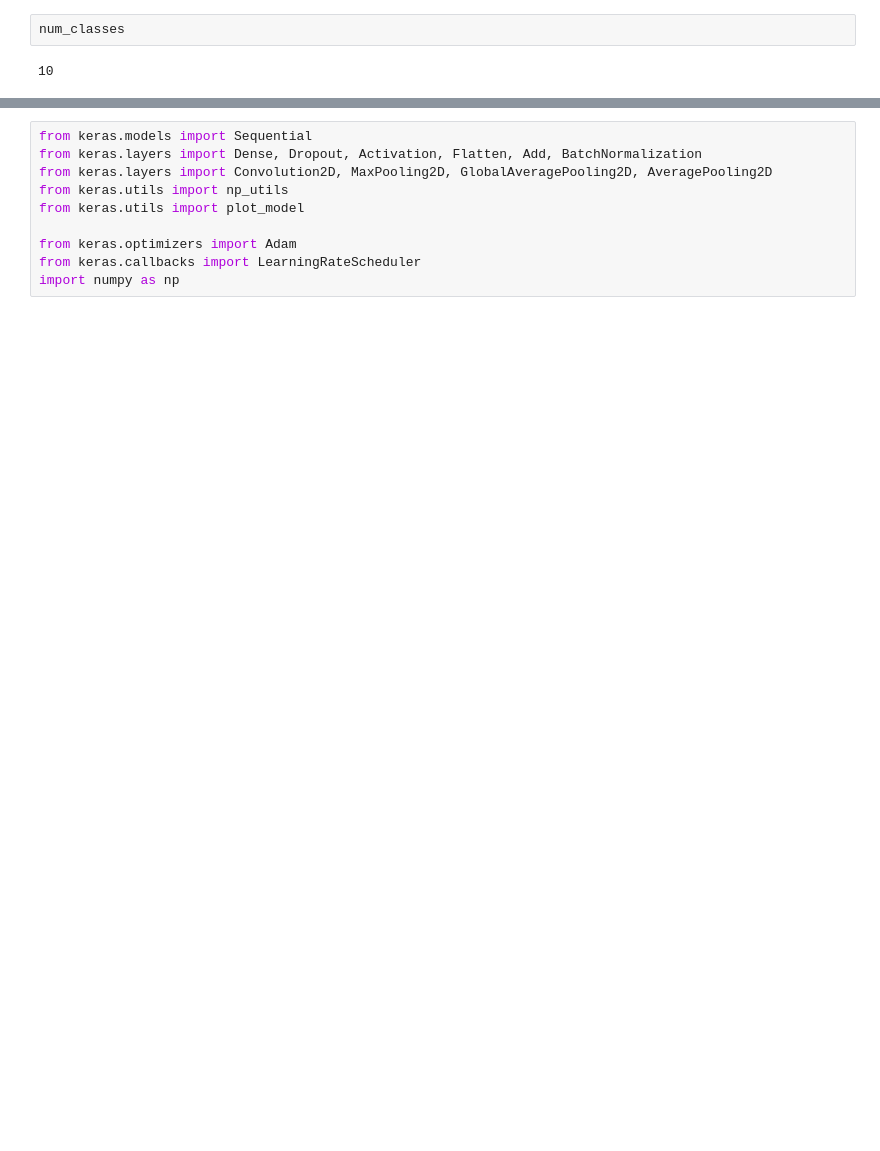
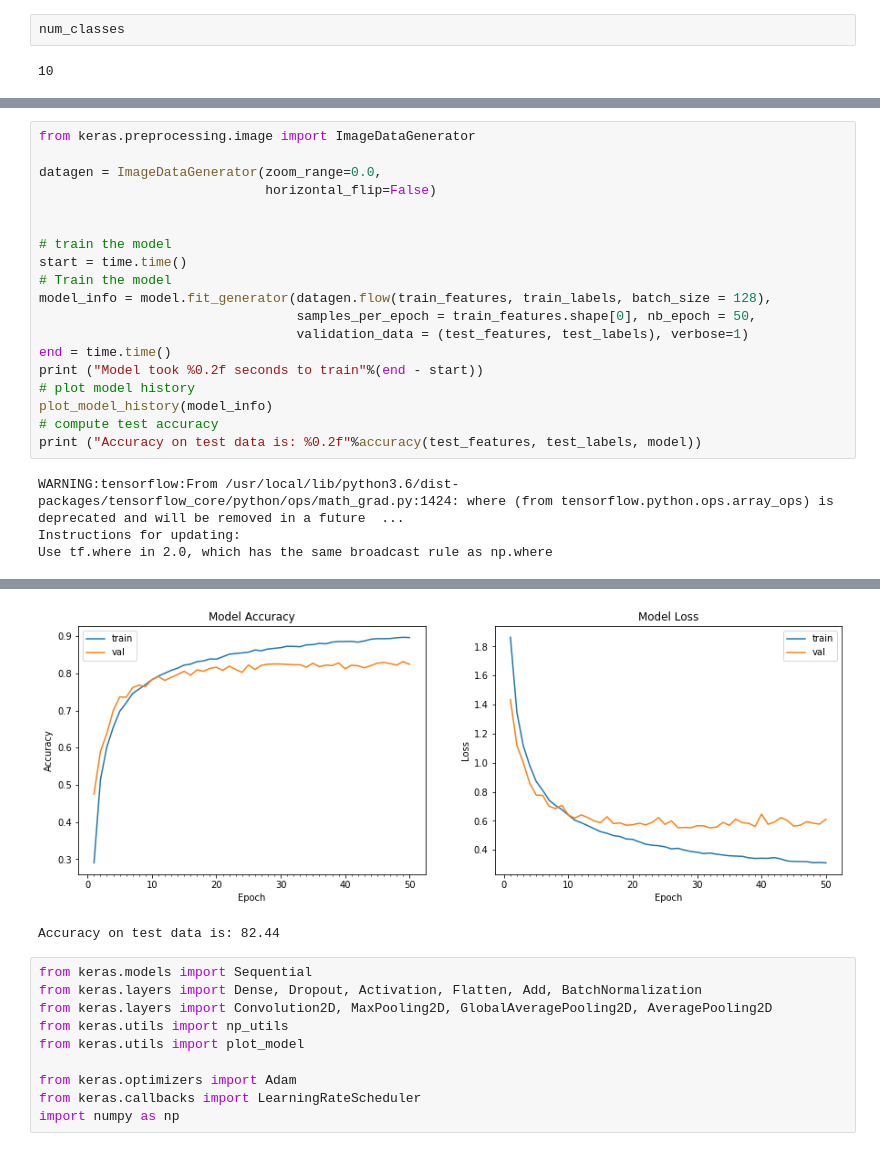
Before and after one commit to rajy4683/EIP4_Session2, a Jupyter notebook: Session3_Assign6_8284.ipynb, the cells around one changed output, grey strips where cells are left out. Cells and saved outputs as stored; diff of their text form; blank space fills up the shorter version.

```diff
--- a/Session3_Assign6_8284.ipynb
+++ b/Session3_Assign6_8284.ipynb
@@ -99,0 +145,23 @@ train_features[20][0]
+# %%
+from keras.preprocessing.image import ImageDataGenerator
+
+datagen = ImageDataGenerator(zoom_range=0.0,
+                             horizontal_flip=False)
+
+
+# train the model
+start = time.time()
+# Train the model
+model_info = model.fit_generator(datagen.flow(train_features, train_labels, batch_size = 128),
+                                 samples_per_epoch = train_features.shape[0], nb_epoch = 50,
+                                 validation_data = (test_features, test_labels), verbose=1)
+end = time.time()
+print ("Model took %0.2f seconds to train"%(end - start))
+# plot model history
+plot_model_history(model_info)
+# compute test accuracy
+print ("Accuracy on test data is: %0.2f"%accuracy(test_features, test_labels, model))
+# %% [output]
+WARNING:tensorflow:From /usr/local/lib/python3.6/dist-packages/tensorflow_core/python/ops/math_grad.py:1424: where (from tensorflow.python.ops.array_ops) is deprecated and will be removed in a future  ...
+Instructions for updating:
+Use tf.where in 2.0, which has the same broadcast rule as np.where
@@ -100,3 +185,5 @@ train_features[20][0]
+[figure, added]
+Accuracy on test data is: 82.44
 # %%
 from keras.models import Sequential
 from keras.layers import Dense, Dropout, Activation, Flatten, Add, BatchNormalization
```
Also changed, not shown: parts of 31 cells of this notebook.
